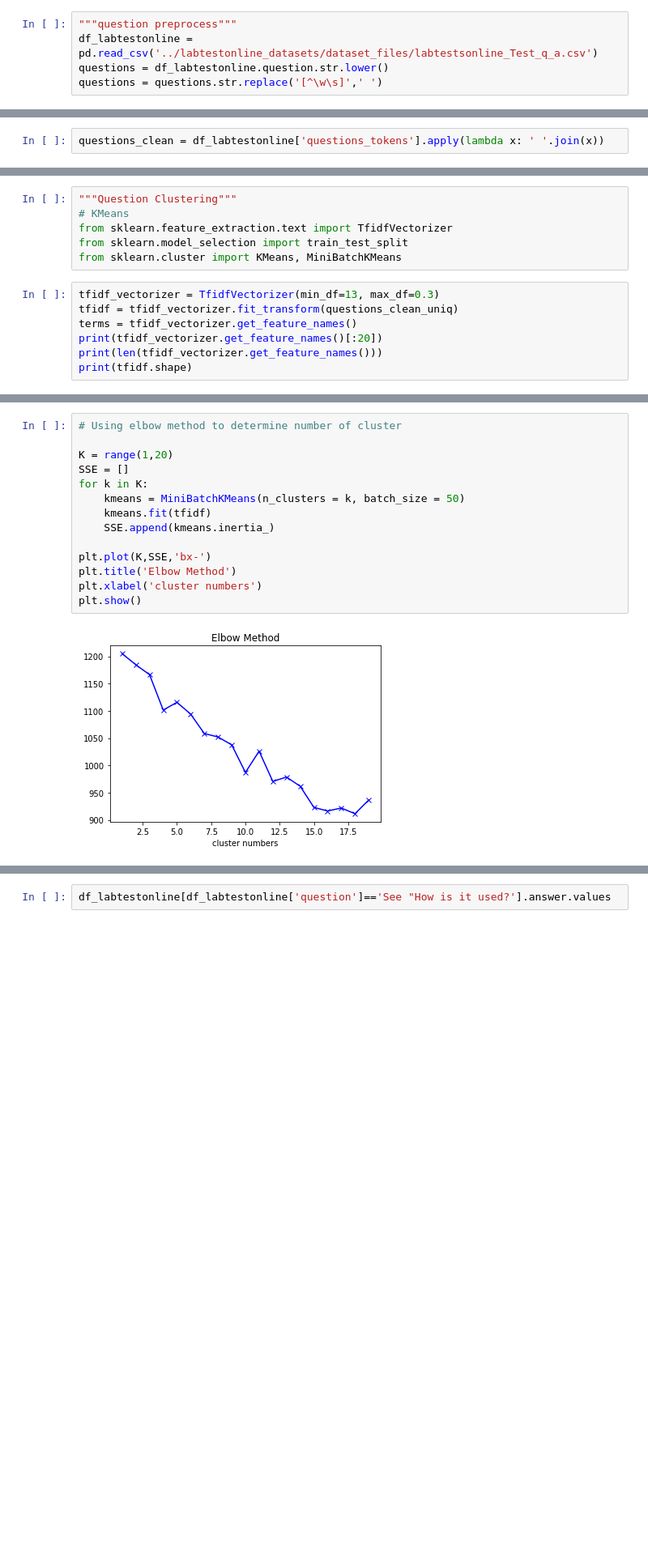
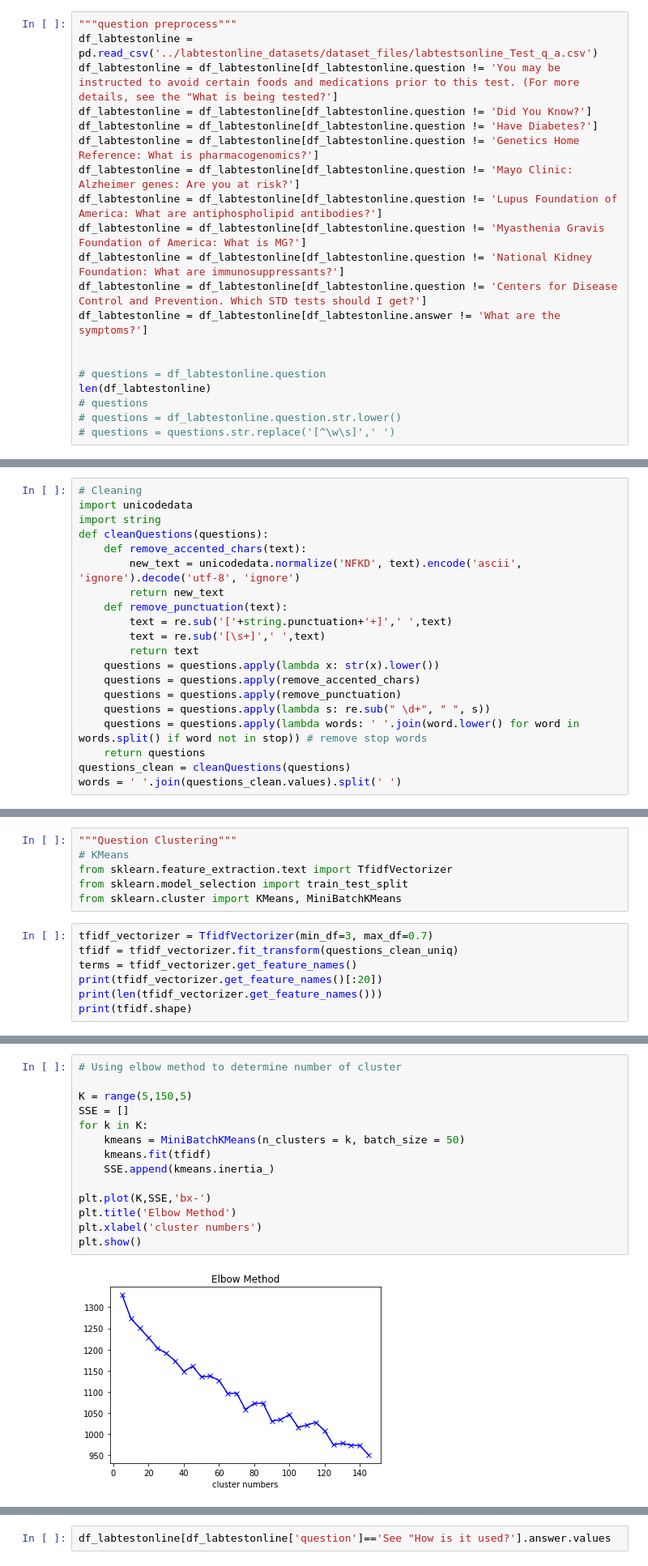
Before and after one commit to MedBot-team/NaBot, a Jupyter notebook: Data_analyse/Labtestonline_Analysis.ipynb, the cells around one changed output, grey strips where cells are left out. Shown at 81% size. Cells and saved outputs as stored; diff of their text form; blank space fills up the shorter version.

```diff
--- a/Data_analyse/Labtestonline_Analysis.ipynb
+++ b/Data_analyse/Labtestonline_Analysis.ipynb
@@ -170,5 +198,20 @@ from nltk.corpus import stopwords
 # %%
 """question preprocess"""
 df_labtestonline = pd.read_csv('../labtestonline_datasets/dataset_files/labtestsonline_Test_q_a.csv')
-questions = df_labtestonline.question.str.lower()
-questions = questions.str.replace('[^\w\s]',' ')
+df_labtestonline = df_labtestonline[df_labtestonline.question != 'You may be instructed to avoid certain foods and medications prior to this test. (For more details, see the "What is being tested?']
+df_labtestonline = df_labtestonline[df_labtestonline.question != 'Did You Know?']
+df_labtestonline = df_labtestonline[df_labtestonline.question != 'Have Diabetes?']
+df_labtestonline = df_labtestonline[df_labtestonline.question != 'Genetics Home Reference: What is pharmacogenomics?']
+df_labtestonline = df_labtestonline[df_labtestonline.question != 'Mayo Clinic: Alzheimer genes: Are you at risk?']
+df_labtestonline = df_labtestonline[df_labtestonline.question != 'Lupus Foundation of America: What are antiphospholipid antibodies?']
+df_labtestonline = df_labtestonline[df_labtestonline.question != 'Myasthenia Gravis Foundation of America: What is MG?']
+df_labtestonline = df_labtestonline[df_labtestonline.question != 'National Kidney Foundation: What are immunosuppressants?']
+df_labtestonline = df_labtestonline[df_labtestonline.question != 'Centers for Disease Control and Prevention. Which STD tests should I get?']
+df_labtestonline = df_labtestonline[df_labtestonline.answer != 'What are the symptoms?']
+
+
+# questions = df_labtestonline.question
+len(df_labtestonline)
+# questions
+# questions = df_labtestonline.question.str.lower()
+# questions = questions.str.replace('[^\w\s]',' ')
@@ -174,0 +226,20 @@ questions = questions.str.replace('[^\w\s]',' ')
+# %%
+# Cleaning
+import unicodedata
+import string
+def cleanQuestions(questions):
+    def remove_accented_chars(text):
+        new_text = unicodedata.normalize('NFKD', text).encode('ascii', 'ignore').decode('utf-8', 'ignore')
+        return new_text
+    def remove_punctuation(text):
+        text = re.sub('['+string.punctuation+'+]',' ',text)
+        text = re.sub('[\s+]',' ',text)
+        return text
+    questions = questions.apply(lambda x: str(x).lower())
+    questions = questions.apply(remove_accented_chars)
+    questions = questions.apply(remove_punctuation)
+    questions = questions.apply(lambda s: re.sub(" \d+", " ", s))
+    questions = questions.apply(lambda words: ' '.join(word.lower() for word in words.split() if word not in stop)) # remove stop words
+    return questions
+questions_clean = cleanQuestions(questions)
+words = ' '.join(questions_clean.values).split(' ')
@@ -180,6 +264,4 @@ df_labtestonline['questions_tokens'] = questions.apply(lambda x: [item for item
 # df_labtestonline.head(5)
-# %%
-questions_clean = df_labtestonline['questions_tokens'].apply(lambda x: ' '.join(x))
 # %%
 questions_clean_uniq = questions_clean.unique()
 # %%
@@ -246,7 +328,7 @@ from sklearn.feature_extraction.text import TfidfVectorizer
 from sklearn.model_selection import train_test_split
 from sklearn.cluster import KMeans, MiniBatchKMeans
 # %%
-tfidf_vectorizer = TfidfVectorizer(min_df=13, max_df=0.3)
+tfidf_vectorizer = TfidfVectorizer(min_df=3, max_df=0.7)
 tfidf = tfidf_vectorizer.fit_transform(questions_clean_uniq)
 terms = tfidf_vectorizer.get_feature_names()
 print(tfidf_vectorizer.get_feature_names()[:20])
@@ -259,19 +341,19 @@ print(tfidf.shape)
 # %%
 # Using elbow method to determine number of cluster
 
-K = range(1,20)
+K = range(5,150,5)
 SSE = []
 for k in K:
     kmeans = MiniBatchKMeans(n_clusters = k, batch_size = 50)
     kmeans.fit(tfidf)
     SSE.append(kmeans.inertia_)
 
 plt.plot(K,SSE,'bx-')
 plt.title('Elbow Method')
 plt.xlabel('cluster numbers')
 plt.show()
 # %% [output]
-[figure, old version]
+[figure, new version]
 # %%
 # Function to quickly evaluate clustering solutions
 from sklearn.metrics import silhouette_score, calinski_harabasz_score, davies_bouldin_score
```
Also changed, not shown: parts of 40 cells of this notebook, 1 other file.
